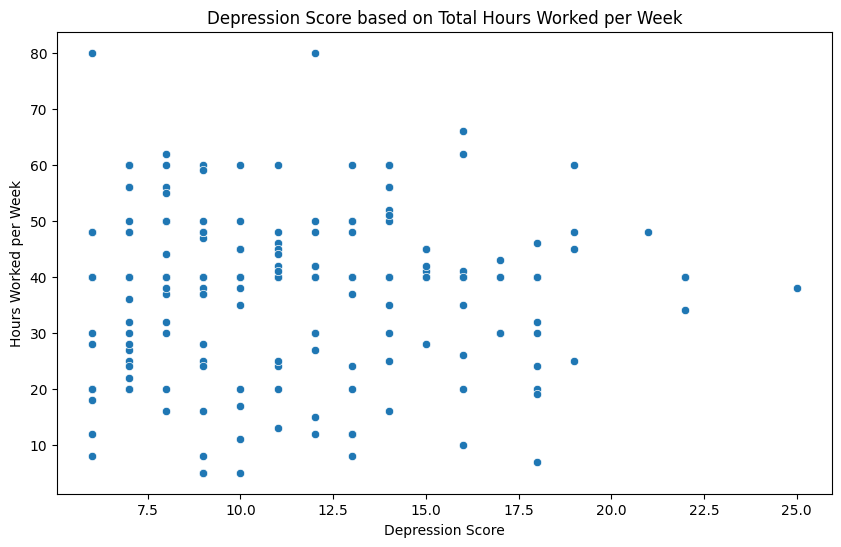
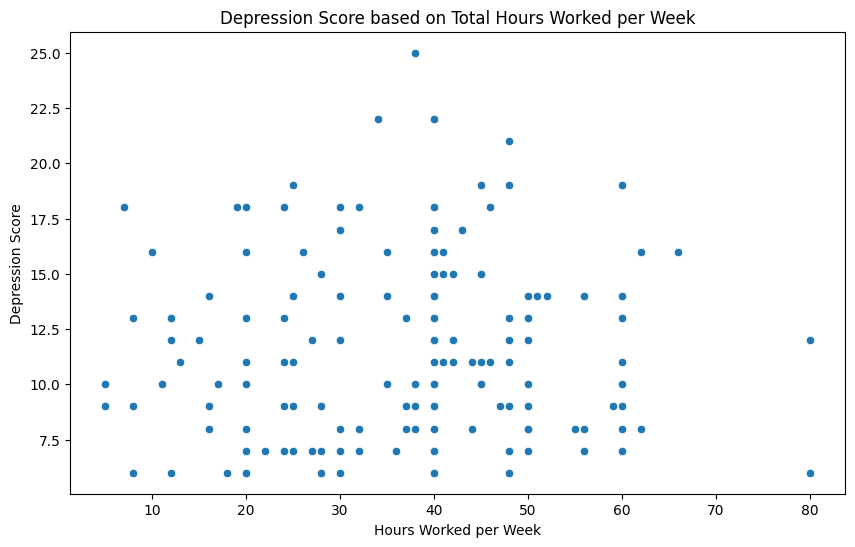
Code edit (unified diff) that turned the first committed figure into the second:
--- before
+++ after
@@ -3,8 +3,8 @@
 df['OCQ180'] = df['OCQ180'].replace([77777, 99999,'.'], np.nan)
 fig, ax = plt.subplots(figsize=(10, 6))
-sns.scatterplot(data=df, x="depression_score", y="OCQ180", ax=ax)
+sns.scatterplot(data=df, y="depression_score", x="OCQ180", ax=ax)
 
-plt.xlabel("Depression Score")
-plt.ylabel("Hours Worked per Week")
+plt.ylabel("Depression Score")
+plt.xlabel("Hours Worked per Week")
 plt.title("Depression Score based on Total Hours Worked per Week")
 

Commit: Final clean up of my plots and writeup.